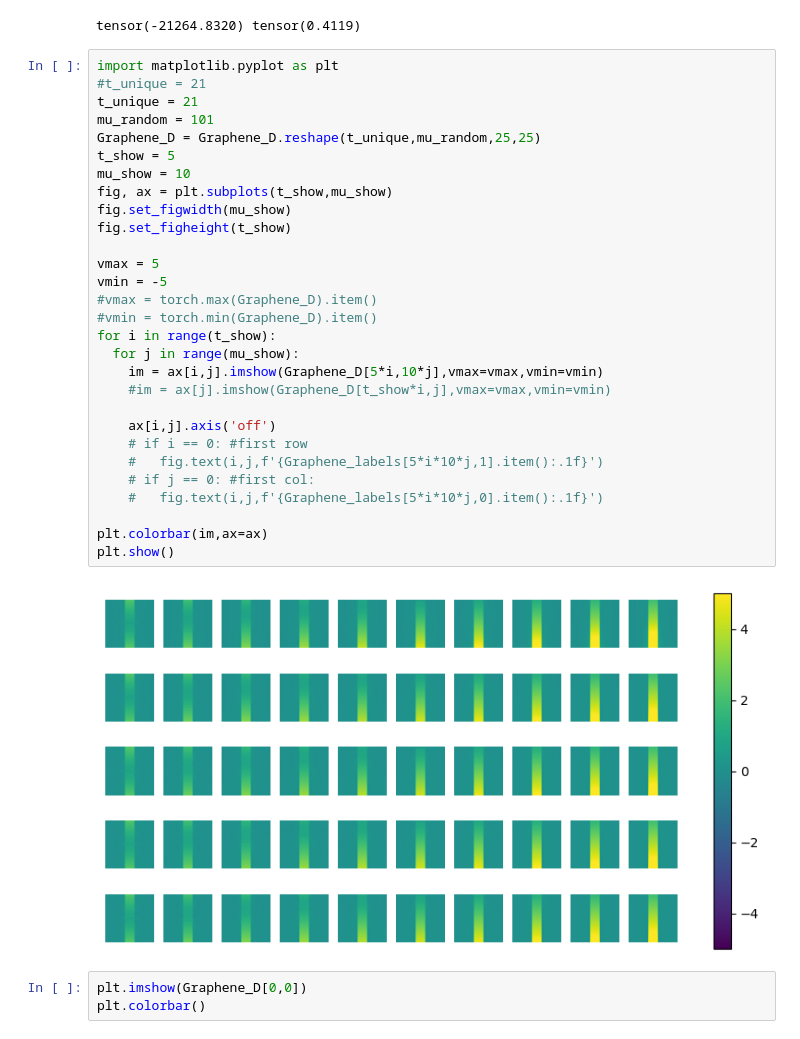
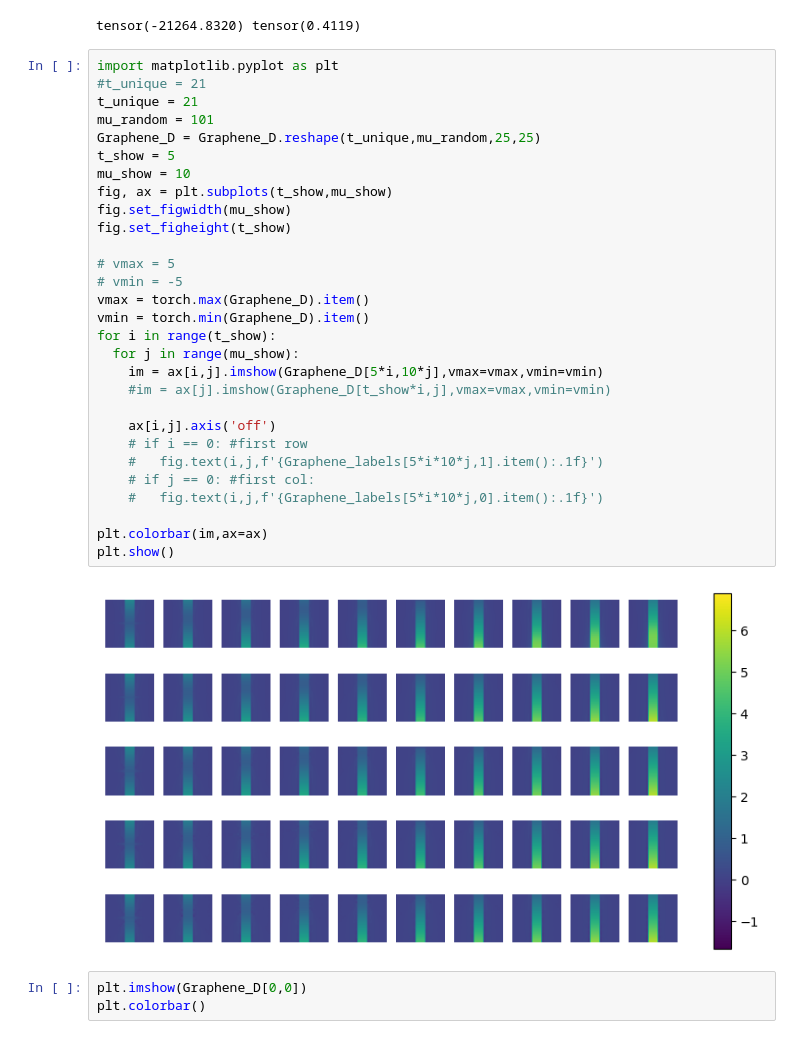
Before and after one commit to Junang-Wang/Top-invar-DL, a Jupyter notebook: Dirac_Current_clever_sampling.ipynb, the cells around one changed output. Saved outputs shown, nothing was run; the diff lists cells and outputs as text.

```diff
--- a/Dirac_Current_clever_sampling.ipynb
+++ b/Dirac_Current_clever_sampling.ipynb
@@ -155,34 +154,34 @@ tensor(-21264.8320) tensor(0.4119)
 # %%
 import matplotlib.pyplot as plt
 #t_unique = 21
 t_unique = 21
 mu_random = 101
 Graphene_D = Graphene_D.reshape(t_unique,mu_random,25,25)
 t_show = 5
 mu_show = 10
 fig, ax = plt.subplots(t_show,mu_show)
 fig.set_figwidth(mu_show)
 fig.set_figheight(t_show)
 
-vmax = 5
-vmin = -5
-#vmax = torch.max(Graphene_D).item()
-#vmin = torch.min(Graphene_D).item()
+# vmax = 5
+# vmin = -5
+vmax = torch.max(Graphene_D).item()
+vmin = torch.min(Graphene_D).item()
 for i in range(t_show):
   for j in range(mu_show):
     im = ax[i,j].imshow(Graphene_D[5*i,10*j],vmax=vmax,vmin=vmin)
     #im = ax[j].imshow(Graphene_D[t_show*i,j],vmax=vmax,vmin=vmin)
 
     ax[i,j].axis('off')
     # if i == 0: #first row
     #   fig.text(i,j,f'{Graphene_labels[5*i*10*j,1].item():.1f}')
     # if j == 0: #first col:
     #   fig.text(i,j,f'{Graphene_labels[5*i*10*j,0].item():.1f}')
 
 plt.colorbar(im,ax=ax)
 plt.show()
 # %% [output]
-[figure, old version]
+[figure, new version]
 # %%
 plt.imshow(Graphene_D[0,0])
 plt.colorbar()
```
Also changed, not shown: parts of 3 cells of this notebook, 3 other files.
